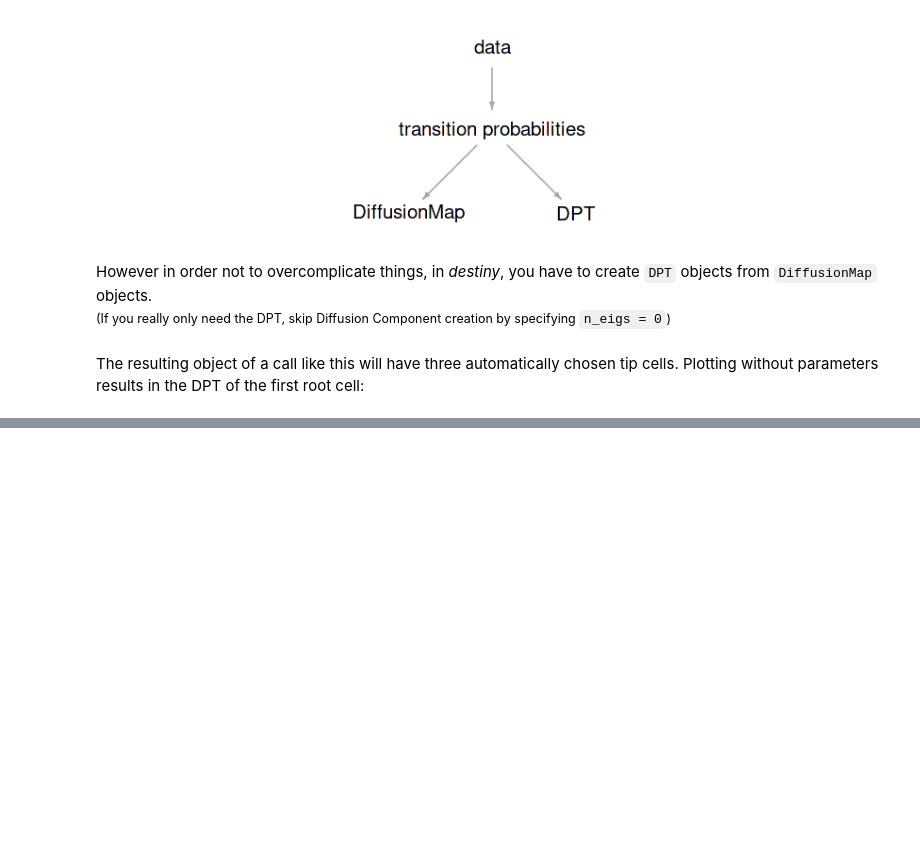
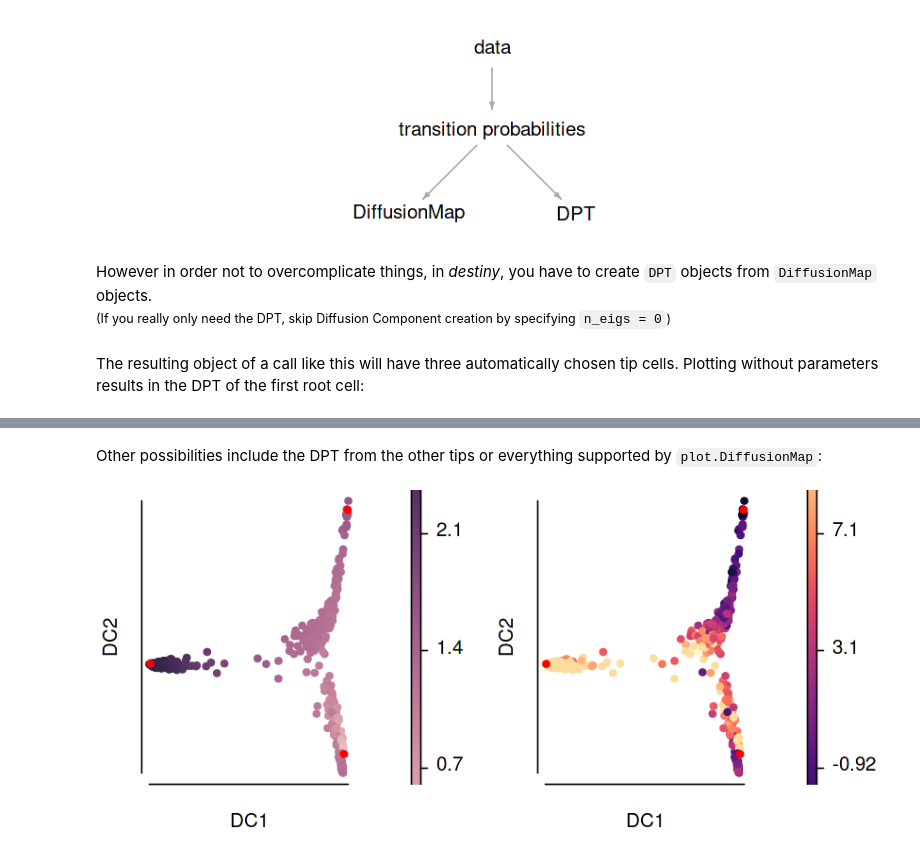
Before and after one commit to theislab/destiny, a Jupyter notebook: vignettes/DPT.ipynb, the cells around one changed output, grey strips where cells are left out. Saved outputs shown, nothing was run; the diff lists cells and outputs as text; code cells hidden in the pictures; blank space fills up the shorter version.

```diff
--- a/vignettes/DPT.ipynb
+++ b/vignettes/DPT.ipynb
@@ -39,0 +41,2 @@ plot(dpt, pch = 20)  # “pch” for prettier points
+# %% [markdown]
+Other possibilities include the DPT from the other tips or everything supported by `plot.DiffusionMap`:
@@ -39,0 +45,6 @@ plot(dpt, pch = 20)  # “pch” for prettier points
+# %%
+par(mfrow = c(1,2), pch = 20, mar = c(2,2,0,1))
+plot(dpt, col_by = 'DPT3')
+plot(dpt, col_by = 'Gata4', pal = viridis::magma)
+# %% [output]
+[figure, added]
```
Also changed, not shown: parts of 8 cells of this notebook.
